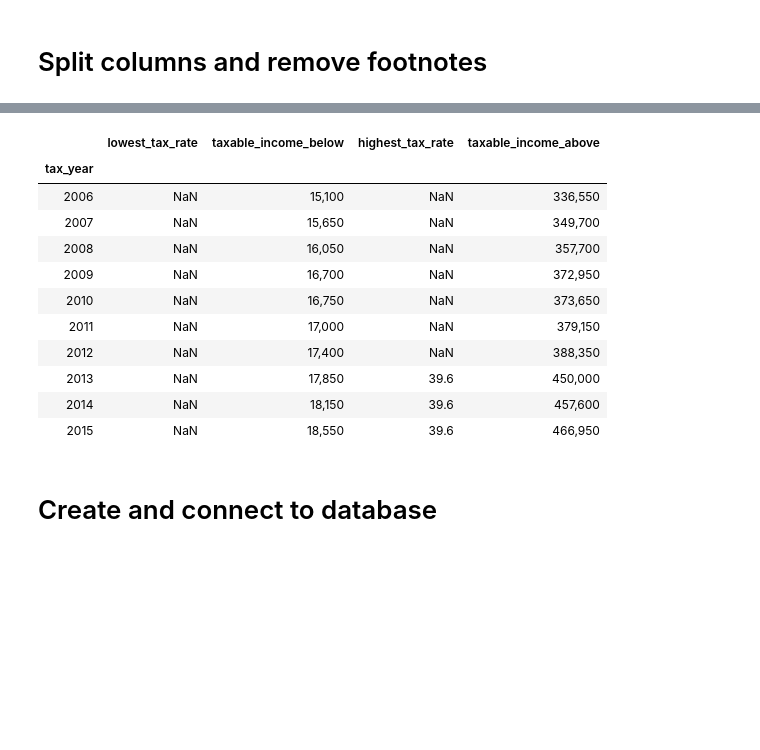
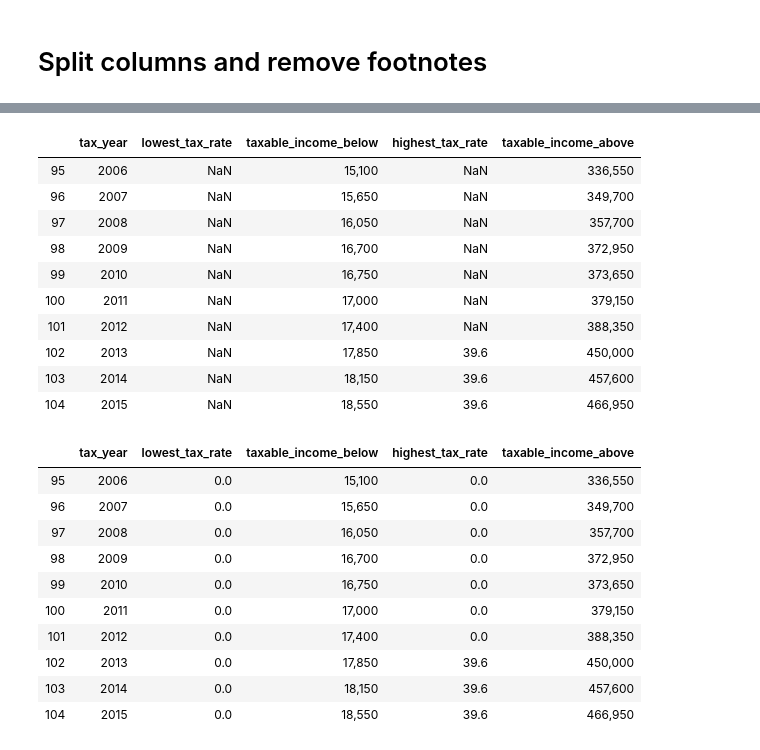
Before and after one commit to ErinMandell/ETL-Challenge, a Jupyter notebook: tax_rates.ipynb, the cells around one changed output, grey strips where cells are left out. Drawn from its saved outputs; the diff is of its cells as text; code cells hidden in the pictures; blank space fills up the shorter version.

```diff
--- a/tax_rates.ipynb
+++ b/tax_rates.ipynb
@@ -54,7 +54,7 @@ tax_rate_update = tax_rate_update.rename(columns={"Tax year":"tax_year",
                                                  "Unnamed: 7":"Taxable Income Over"})
 
 tax_rate_update.dropna(inplace=True)
-tax_rate_update.set_index("tax_year", inplace=True)
+#tax_rate_update.set_index("tax_year", inplace=True)
 tax_rate_update.tail(30)
 # #tax_rate_update.dtypes
 # %% [output]
@@ -108,22 +106,34 @@ tax_rate_update.tail(10)
 # %%
-tax_rate_update_cols = ["lowest_tax_rate", "taxable_income_below", "highest_tax_rate", "taxable_income_above"]
+tax_rate_update_cols = ["tax_year", "lowest_tax_rate", "taxable_income_below", "highest_tax_rate", "taxable_income_above"]
 tax_rate_final = tax_rate_update[tax_rate_update_cols].copy()
 tax_rate_final.tail(10)
 # %% [output]
-|  | lowest_tax_rate | taxable_income_below | highest_tax_rate | taxable_income_above |
-| tax_year |  |  |  |  |
-| 2006 | NaN | 15,100 | NaN | 336,550 |
-| 2007 | NaN | 15,650 | NaN | 349,700 |
-| 2008 | NaN | 16,050 | NaN | 357,700 |
-| 2009 | NaN | 16,700 | NaN | 372,950 |
-| 2010 | NaN | 16,750 | NaN | 373,650 |
-| 2011 | NaN | 17,000 | NaN | 379,150 |
-| 2012 | NaN | 17,400 | NaN | 388,350 |
-| 2013 | NaN | 17,850 | 39.6 | 450,000 |
-| 2014 | NaN | 18,150 | 39.6 | 457,600 |
-| 2015 | NaN | 18,550 | 39.6 | 466,950 |
+|  | tax_year | lowest_tax_rate | taxable_income_below | highest_tax_rate | taxable_income_above |
+| 95 | 2006 | NaN | 15,100 | NaN | 336,550 |
+| 96 | 2007 | NaN | 15,650 | NaN | 349,700 |
+| 97 | 2008 | NaN | 16,050 | NaN | 357,700 |
+| 98 | 2009 | NaN | 16,700 | NaN | 372,950 |
+| 99 | 2010 | NaN | 16,750 | NaN | 373,650 |
+| 100 | 2011 | NaN | 17,000 | NaN | 379,150 |
+| 101 | 2012 | NaN | 17,400 | NaN | 388,350 |
+| 102 | 2013 | NaN | 17,850 | 39.6 | 450,000 |
+| 103 | 2014 | NaN | 18,150 | 39.6 | 457,600 |
+| 104 | 2015 | NaN | 18,550 | 39.6 | 466,950 |
-# %% [markdown]
-# Create and connect to database
+# %%
+tax_rate_final.fillna(0, inplace=True)
+tax_rate_final.tail(10)
+# %% [output]
+|  | tax_year | lowest_tax_rate | taxable_income_below | highest_tax_rate | taxable_income_above |
+| 95 | 2006 | 0.0 | 15,100 | 0.0 | 336,550 |
+| 96 | 2007 | 0.0 | 15,650 | 0.0 | 349,700 |
+| 97 | 2008 | 0.0 | 16,050 | 0.0 | 357,700 |
+| 98 | 2009 | 0.0 | 16,700 | 0.0 | 372,950 |
+| 99 | 2010 | 0.0 | 16,750 | 0.0 | 373,650 |
+| 100 | 2011 | 0.0 | 17,000 | 0.0 | 379,150 |
+| 101 | 2012 | 0.0 | 17,400 | 0.0 | 388,350 |
+| 102 | 2013 | 0.0 | 17,850 | 39.6 | 450,000 |
+| 103 | 2014 | 0.0 | 18,150 | 39.6 | 457,600 |
+| 104 | 2015 | 0.0 | 18,550 | 39.6 | 466,950 |
 # %%
 rds_connection_string = "postgres:postgres@localhost:5432/TaxAndBudget_db"
 engine = create_engine(f'postgresql://{rds_connection_string}')
```
Also changed, not shown: parts of 4 cells of this notebook.
